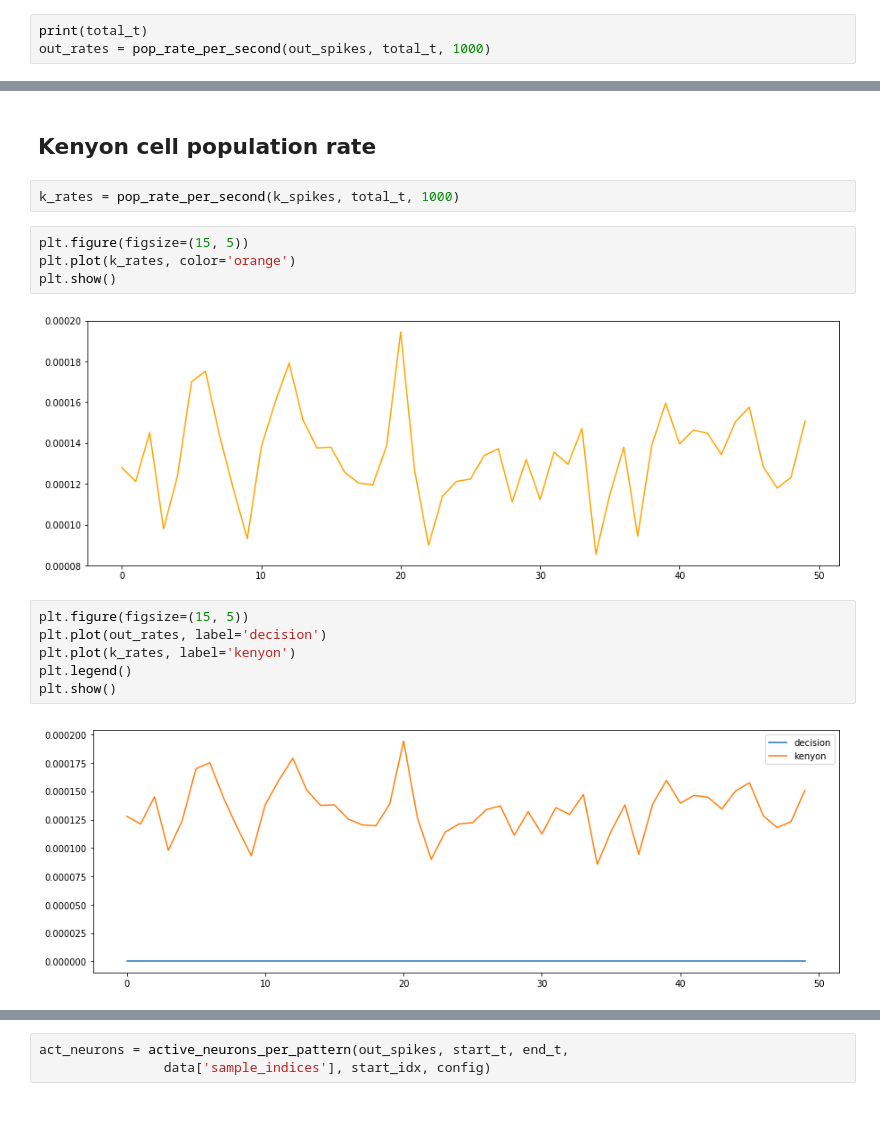
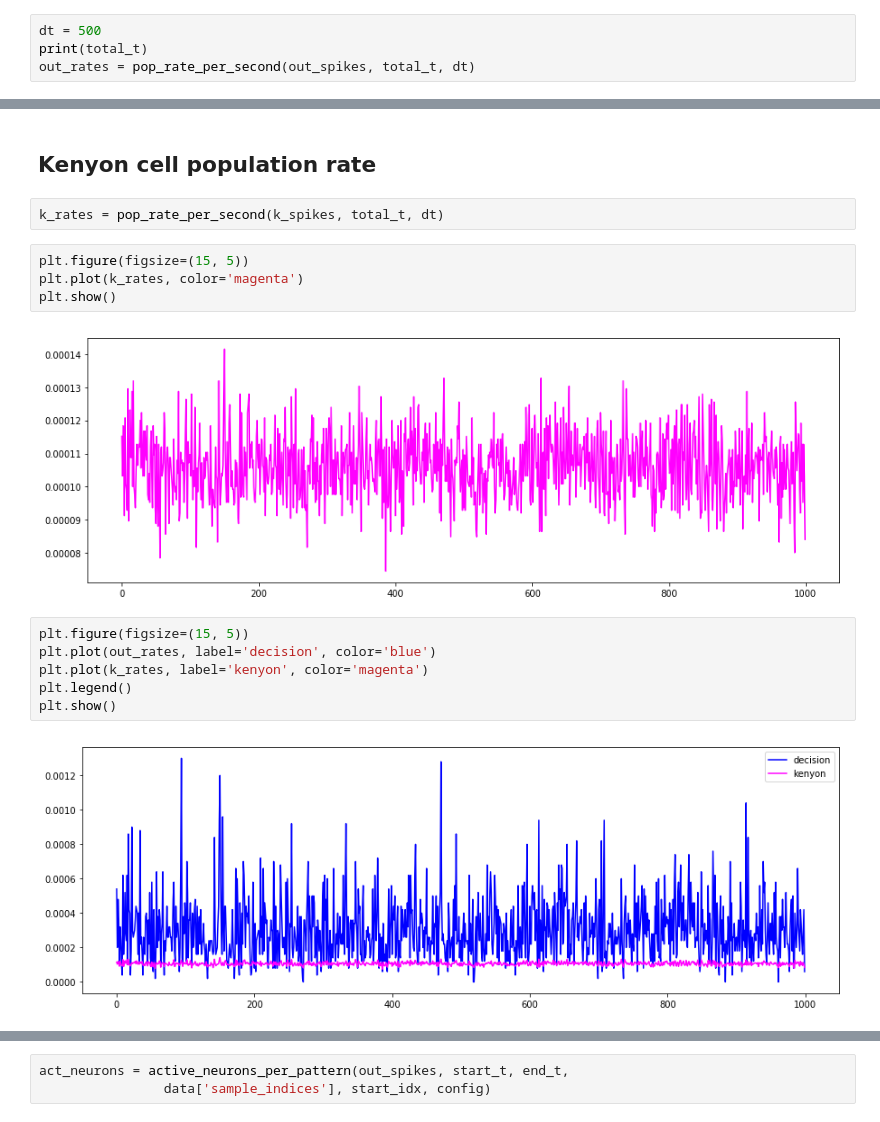
Before and after one commit to chanokin/brainscales-recognition, a Jupyter notebook: codebase/mushroom_body/analyze_mbody_results.ipynb, the cells around one changed output, grey strips where cells are left out. Drawn from its saved outputs; the diff is of its cells as text.

```diff
--- a/codebase/mushroom_body/analyze_mbody_results.ipynb
+++ b/codebase/mushroom_body/analyze_mbody_results.ipynb
@@ -297,4 +376,5 @@ plt.show()
 # %%
+dt = 500
 print(total_t)
-out_rates = pop_rate_per_second(out_spikes, total_t, 1000)
+out_rates = pop_rate_per_second(out_spikes, total_t, dt)
 # %% [output]
@@ -312,21 +392,21 @@ plt.show()
 Kenyon cell population rate
 ---
 # %%
-k_rates = pop_rate_per_second(k_spikes, total_t, 1000)
+k_rates = pop_rate_per_second(k_spikes, total_t, dt)
 # %%
 plt.figure(figsize=(15, 5))
-plt.plot(k_rates, color='orange')
+plt.plot(k_rates, color='magenta')
 plt.show()
 # %% [output]
-[figure, old version]
+[figure, new version]
 # %%
 plt.figure(figsize=(15, 5))
-plt.plot(out_rates, label='decision')
-plt.plot(k_rates, label='kenyon')
+plt.plot(out_rates, label='decision', color='blue')
+plt.plot(k_rates, label='kenyon', color='magenta')
 plt.legend()
 plt.show()
 # %% [output]
-[figure, old version]
+[figure, new version]
 # %%
 args = data['args'].item()
 print(args)
```
Also changed, not shown: parts of 21 cells of this notebook, 14 other files.
